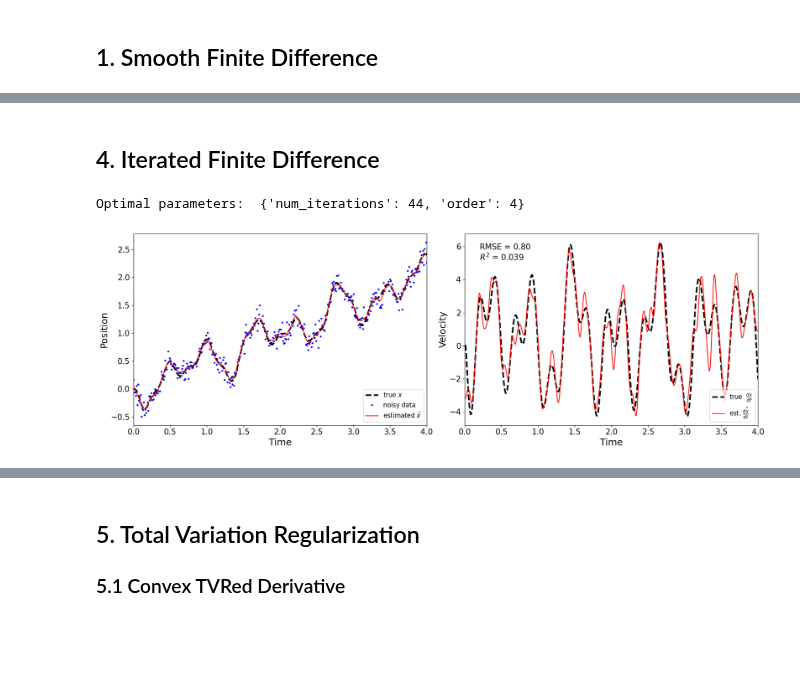
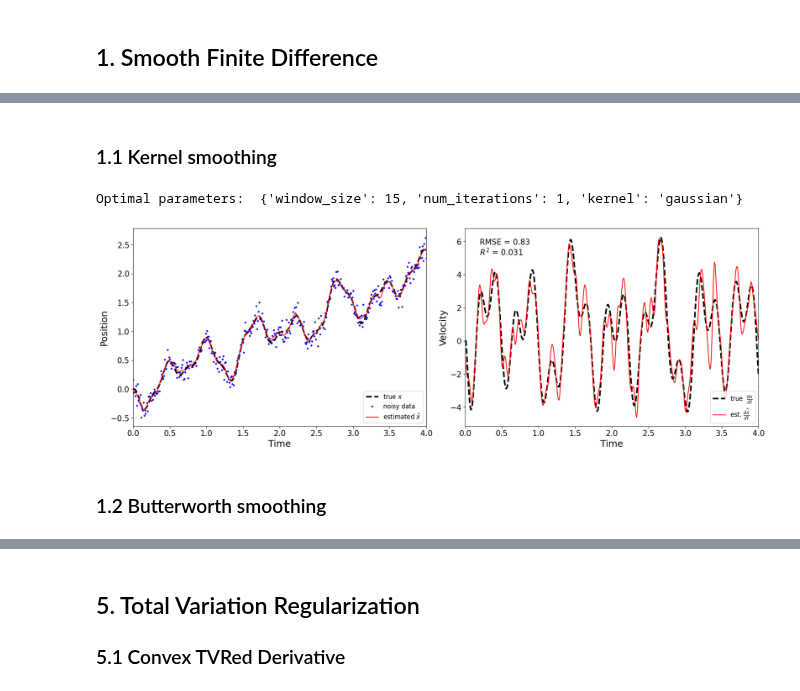
Before and after one commit to florisvb/PyNumDiff, a Jupyter notebook: examples/2b_optimizing_parameters_with_dxdt_unknown.ipynb, the cells around one changed output, grey strips where cells are left out. Cells and saved outputs as stored; diff of their text form; code cells hidden in the pictures; blank space fills up the shorter version.

```diff
--- a/examples/2b_optimizing_parameters_with_dxdt_unknown.ipynb
+++ b/examples/2b_optimizing_parameters_with_dxdt_unknown.ipynb
@@ -40,19 +33,15 @@ pynumdiff comes with 6 different toy problems (choose the one that most resemble
 * triangle: (nonlinear) sharp-edged triangle wave with increasing frequency
 * pi_cruise_control: (linear / nonlinear) linear proportional integral controller with nonlinear control inputs
 # %%
-# noise is generated using np.random, e.g. np.random.normal, np.random.uniform, np.random.poisson
-# noise_type and noise_parameters should be compatible with np.random functions
-noise_type = 'normal'
-noise_parameters = [0, 0.1]
+noise_type = 'normal' # noise is generated using np.random, e.g. 'normal', 'uniform', 'poisson'
+noise_parameters = [0, 0.1]  # compatible with np.random functions
 
-# time step and time series length
-dt = 0.01 # sampling time step
-duration = 4 # sec
-problem = pi_cruise_control
+dt = 0.01 # step size and series length in terms of independent variable
+duration = 4
+problem = pi_cruise_control # select one of the options imported from the simulate module
 
-x, x_truth, dxdt_truth = problem(duration,
-                                noise_parameters=noise_parameters,
-                                dt=dt)
+x, x_truth, dxdt_truth = problem(duration, noise_type=noise_type,
+                                noise_parameters=noise_parameters, dt=dt)
 # %% [markdown]
 For our toy problems we can optimize the parameters in one of two options:
 1. Use the known dxdt to find the best parameters
@@ -209,10 +92,12 @@ Optimal parameters:  {'sigma': np.float64(0.08625), 'lmbd': np.float64(0.0116875
-# %% [markdown]
-## 4. Iterated Finite Difference
-# %%
-params, val = optimize(finitediff, x, dt, tvgamma=tvgamma)
-print('Optimal parameters: ', params)
-x_hat, dxdt_hat = finitediff(x, dt, **params)
-evaluate.plot(x, dt, x_hat, dxdt_hat, x_truth, dxdt_truth)
-# %% [output]
-Optimal parameters:  {'num_iterations': 44, 'order': 4}
-[figure, removed]
+# %% [markdown]
+### 1.1 Kernel smoothing
+# %%
+params, val = optimize(kerneldiff, x, dt, tvgamma=tvgamma)
+print('Optimal parameters: ', params)
+x_hat, dxdt_hat = kerneldiff(x, dt, **params)
+evaluate.plot(x, dt, x_hat, dxdt_hat, x_truth, dxdt_truth);
+# %% [output]
+Optimal parameters:  {'window_size': 15, 'num_iterations': 1, 'kernel': 'gaussian'}
+[figure, added]
+# %% [markdown]
+### 1.2 Butterworth smoothing
```
Also changed, not shown: parts of 39 cells of this notebook, 12 other files.
